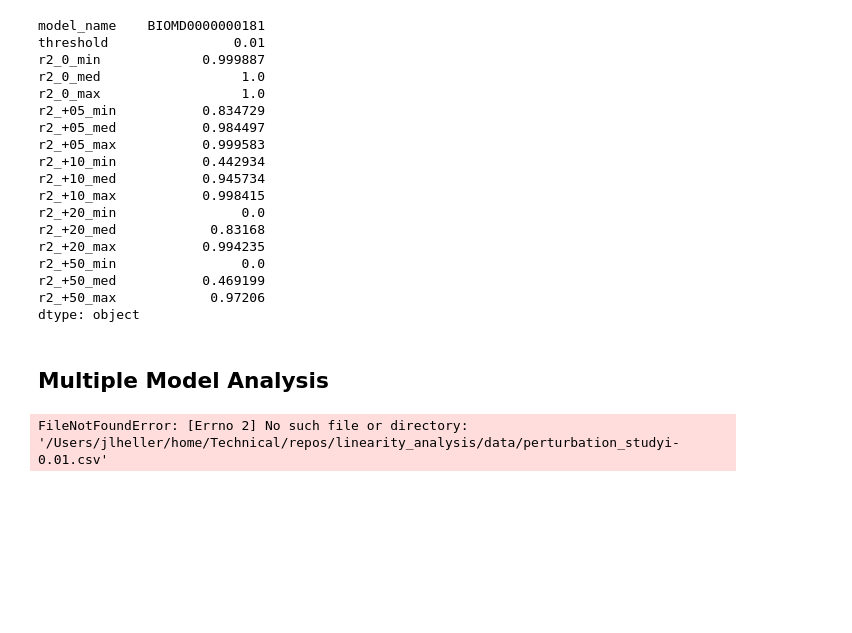
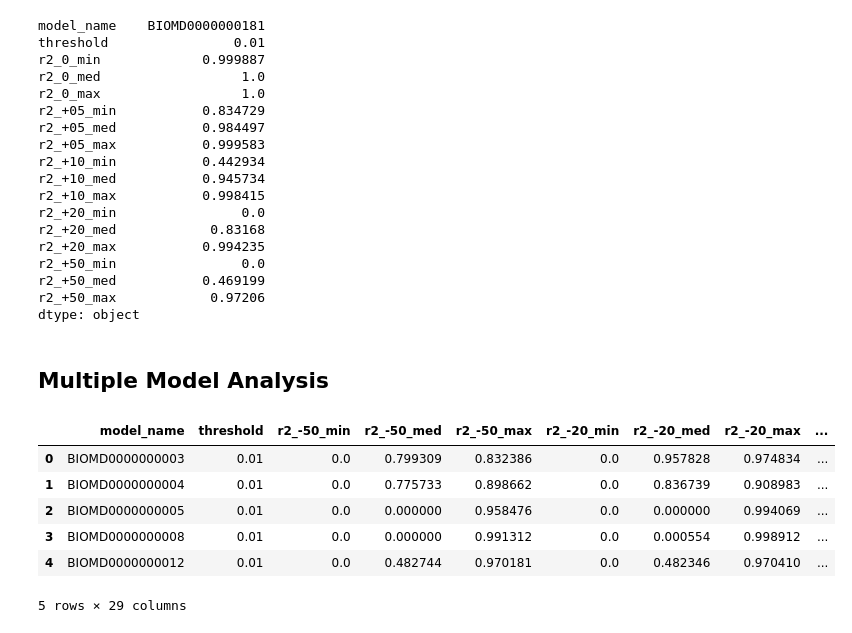
Before and after one commit to ModelEngineering/linearity_analysis, a Jupyter notebook: notebooks/linearity_analysis.ipynb, the cells around one changed output. Drawn from its saved outputs; the diff is of its cells as text; code cells hidden in the pictures; blank space fills up the shorter version.

```diff
--- a/notebooks/linearity_analysis.ipynb
+++ b/notebooks/linearity_analysis.ipynb
@@ -279,11 +279,17 @@ dtype: object
 # %% [markdown]
 ## Multiple Model Analysis
 # %%
-path = os.path.join(cn.DATA_DIR, "perturbation_studyi-0.01.csv")
+path = os.path.join(cn.DATA_DIR, "perturbation_study-0.01.csv")
 PERTURBATION_DF = pd.read_csv(path)
 PERTURBATION_DF.head()
 # %% [output]
+|  | model_name | threshold | r2_-50_min | r2_-50_med | r2_-50_max | r2_-20_min | r2_-20_med | r2_-20_max | ... |
+| 0 | BIOMD0000000003 | 0.01 | 0.0 | 0.799309 | 0.832386 | 0.0 | 0.957828 | 0.974834 | ... |
+| 1 | BIOMD0000000004 | 0.01 | 0.0 | 0.775733 | 0.898662 | 0.0 | 0.836739 | 0.908983 | ... |
+| 2 | BIOMD0000000005 | 0.01 | 0.0 | 0.000000 | 0.958476 | 0.0 | 0.000000 | 0.994069 | ... |
+| 3 | BIOMD0000000008 | 0.01 | 0.0 | 0.000000 | 0.991312 | 0.0 | 0.000554 | 0.998912 | ... |
+| 4 | BIOMD0000000012 | 0.01 | 0.0 | 0.482744 | 0.970181 | 0.0 | 0.482346 | 0.970410 | ... |
-FileNotFoundError: [Errno 2] No such file or directory: '/Users/jlheller/home/Technical/repos/linearity_analysis/data/perturbation_studyi-0.01.csv'
+5 rows × 29 columns
 # %%
 def plotPerturbationCDF(df: pd.DataFrame, r2_type:str = "med",
         ax=plt.gca(), is_plot: bool=True):
```
Also changed, not shown: parts of 3 cells of this notebook, 3 other files.
